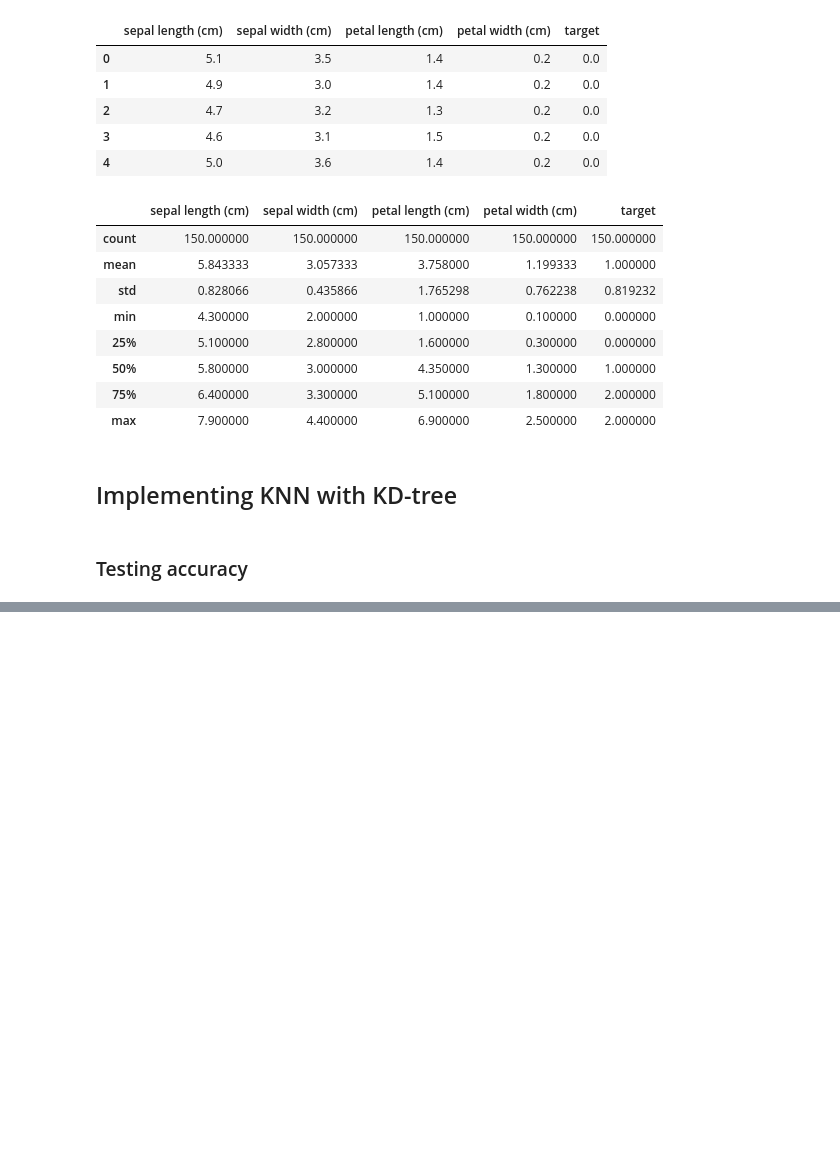
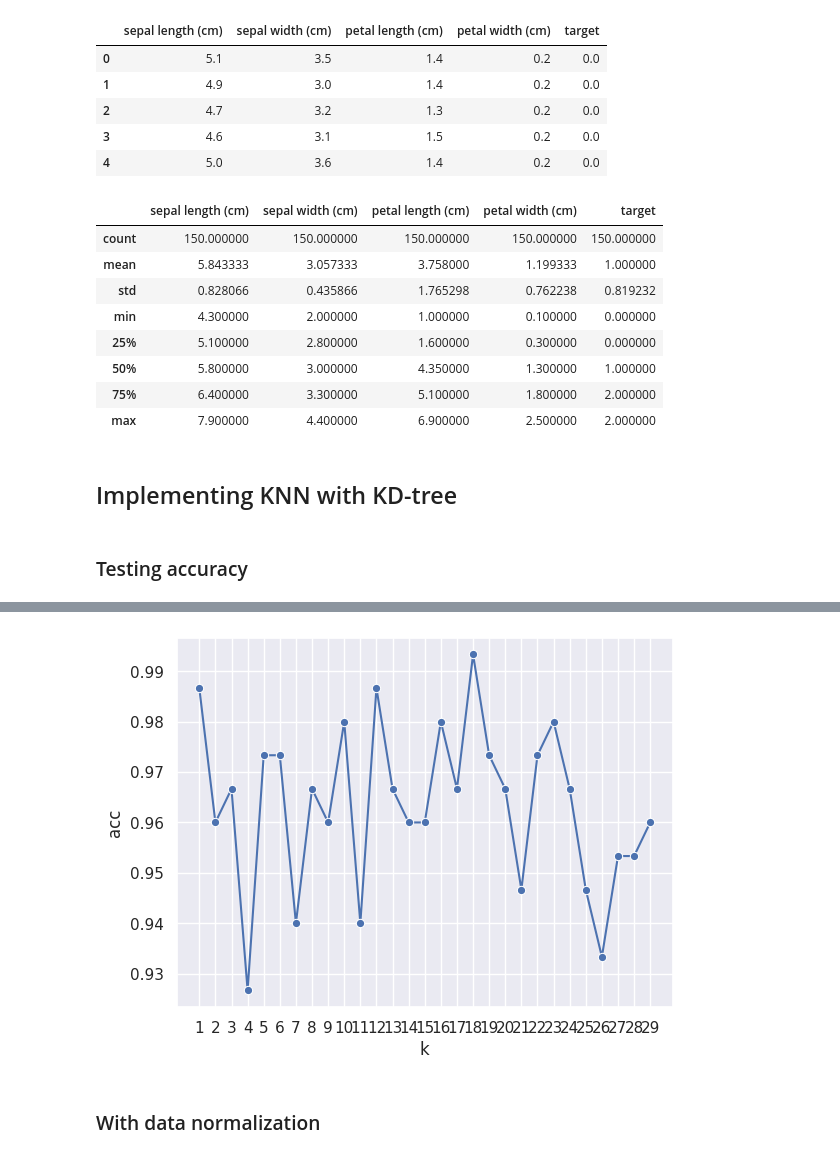
Before and after one commit to HeavyHelium/AI, a Jupyter notebook: machine-learning/knn/knn.ipynb, the cells around one changed output, grey strips where cells are left out. Saved outputs shown, nothing was run; the diff lists cells and outputs as text; code cells hidden in the pictures; blank space fills up the shorter version.

```diff
--- a/machine-learning/knn/knn.ipynb
+++ b/machine-learning/knn/knn.ipynb
@@ -79,7 +79,7 @@ class KNNModel:
         for query_point, point_class in zip(points, targets):
 
             est_class: int = self.vote(query_point)
-            mistakes = mistakes if est_class == point_class else mistakes + 1
+            mistakes = mistakes if est_class == int(point_class) else mistakes + 1
 
         return 1 - mistakes / len(points)
 # %% [markdown]
@@ -98,20 +103,25 @@ To test the algorithm, apply 10-fold cross-validation
 # %%
-def cross_validation_accuracy(k: int) -> float:
+def cross_validation_accuracy(k: int,
+                              data: np.ndarray, target: np.ndarray) -> float:
     temp_sum: float = 0
     num_chunks: int = 10
-    chunk_size: int = len(iris.data) // num_chunks
+    chunk_size: int = len(data) // num_chunks
+
+    perm: np.ndarray = np.random.permutation(len(data))
+
+    x: np.ndarray = data[perm]
+    y: np.ndarray = target[perm]
 
     for i in range(0, num_chunks):
         begin: int = i * num_chunks
         end: int = begin + chunk_size
 
-        train_set: np.ndarray = np.concatenate((iris.data[0:begin], iris.data[end:]))
-        train_targets: np.ndarray = np.concatenate((iris.target[0:begin], iris.target[end:]))
+        x_train: np.ndarray = np.concatenate((x[0:begin], x[end:]))
+        y_train: np.ndarray = np.concatenate((y[0:begin], y[end:]))
+        x_test: np.ndarray = x[begin:end]
+        y_test: np.ndarray = y[begin:end]
 
-        m: KNNModel = KNNModel(k, train_set, train_targets)
-        temp_sum += m.accuracy(iris.data[begin:end], iris.target[begin:end])
+        m: KNNModel = KNNModel(k, x_train, y_train)
+        temp_sum += m.accuracy(x_test, y_test)
 
     return temp_sum / num_chunks
-
-for k in range(1, 15):
-    print(f"Accuracy of model: {cross_validation_accuracy(k)} | k = {k}")
@@ -132,0 +133,10 @@ Accuracy of model: 0.9533333333333334 | k = 14
+# %%
+k_vals: range = list(range(1, 30, 1))
+accuracy_k = [cross_validation_accuracy(k, iris.data, iris.target) for k in k_vals]
+
+
+for k, val in zip(k_vals, accuracy_k) :
+    print(f"Accuracy of model: {val} | k = {k}")
+
+best_id: int = accuracy_k.index(max(accuracy_k,))
+print(f"\nBest accuracy was {accuracy_k[best_id]} for k = {k_vals[best_id]}")
@@ -132,0 +161,12 @@ Accuracy of model: 0.9533333333333334 | k = 14
+# %%
+sns.set(style='darkgrid')
+ax = sns.lineplot(x='k', y='acc',
+                  data=pd.DataFrame({'k': k_vals, 'acc': accuracy_k}),
+                  marker='o')
+ax.set(xticks=k_vals)
+
+plt.show()
+# %% [output]
+[figure, added]
+# %% [markdown]
+### With data normalization
```
Also changed, not shown: parts of 10 cells of this notebook.
